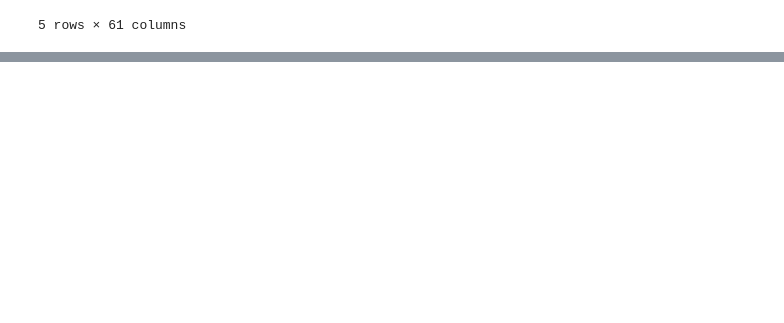
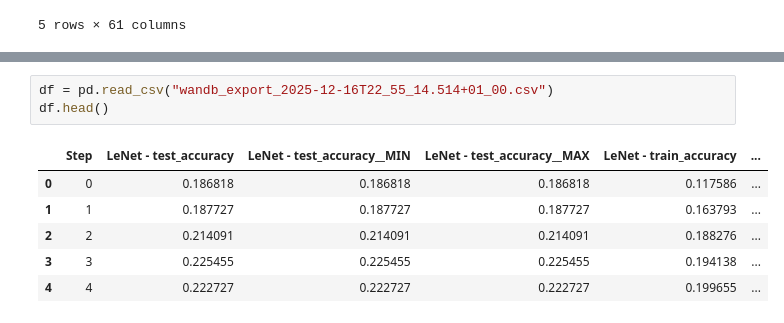
Before and after one commit to MCV-C3/project-team-6, a Jupyter notebook: Week2/report/plot_temp.ipynb, the cells around one changed output, grey strips where cells are left out. Cells and saved outputs as stored; diff of their text form; blank space fills up the shorter version.

```diff
--- a/Week2/report/plot_temp.ipynb
+++ b/Week2/report/plot_temp.ipynb
@@ -178,0 +179,10 @@ plt.show()
+# %%
+df = pd.read_csv("wandb_export_2025-12-16T22_55_14.514+01_00.csv")
+df.head()
+# %% [output]
+|  | Step | LeNet - test_accuracy | LeNet - test_accuracy__MIN | LeNet - test_accuracy__MAX | LeNet - train_accuracy | ... |
+| 0 | 0 | 0.186818 | 0.186818 | 0.186818 | 0.117586 | ... |
+| 1 | 1 | 0.187727 | 0.187727 | 0.187727 | 0.163793 | ... |
+| 2 | 2 | 0.214091 | 0.214091 | 0.214091 | 0.188276 | ... |
+| 3 | 3 | 0.225455 | 0.225455 | 0.225455 | 0.194138 | ... |
+| 4 | 4 | 0.222727 | 0.222727 | 0.222727 | 0.199655 | ... |
```
Also changed, not shown: parts of 4 cells of this notebook, 3 other files.
